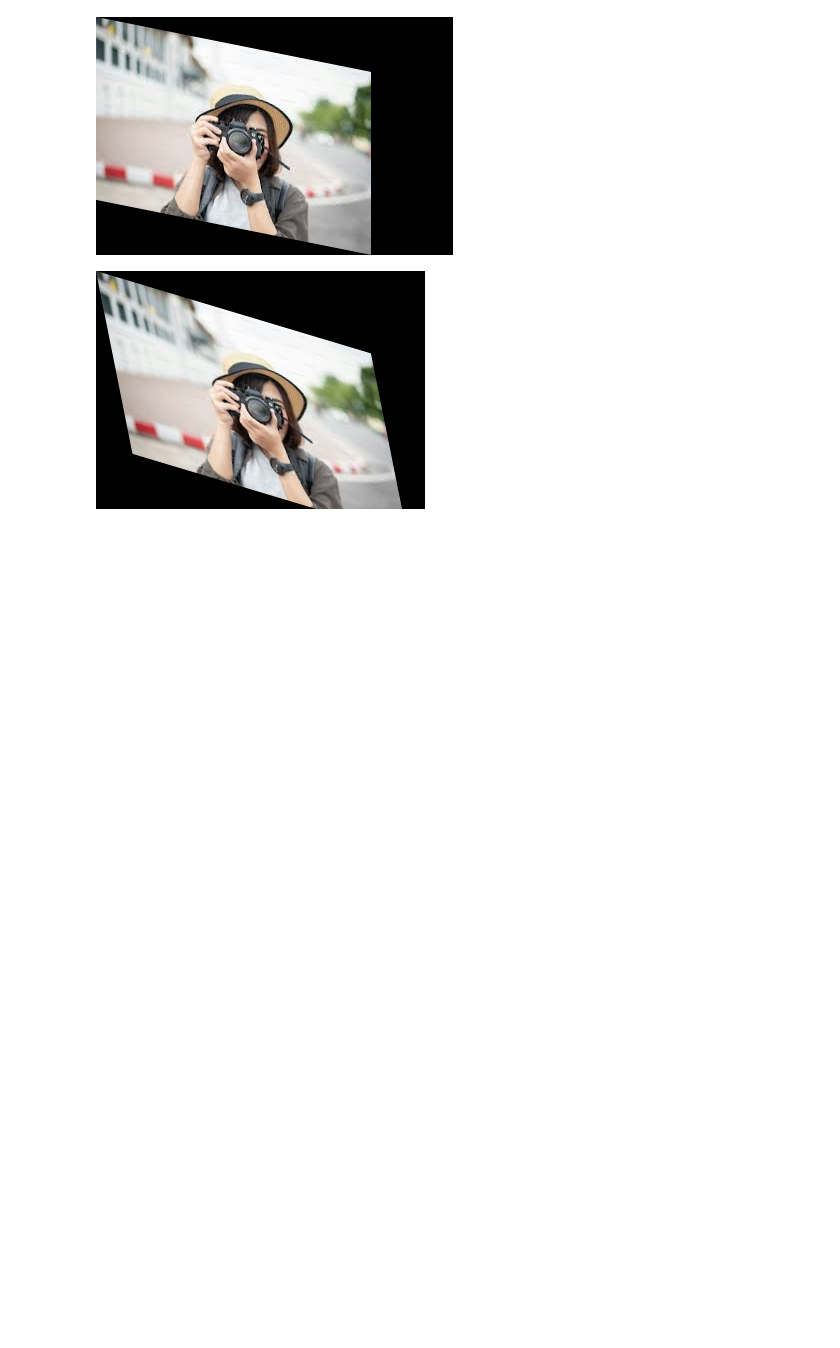
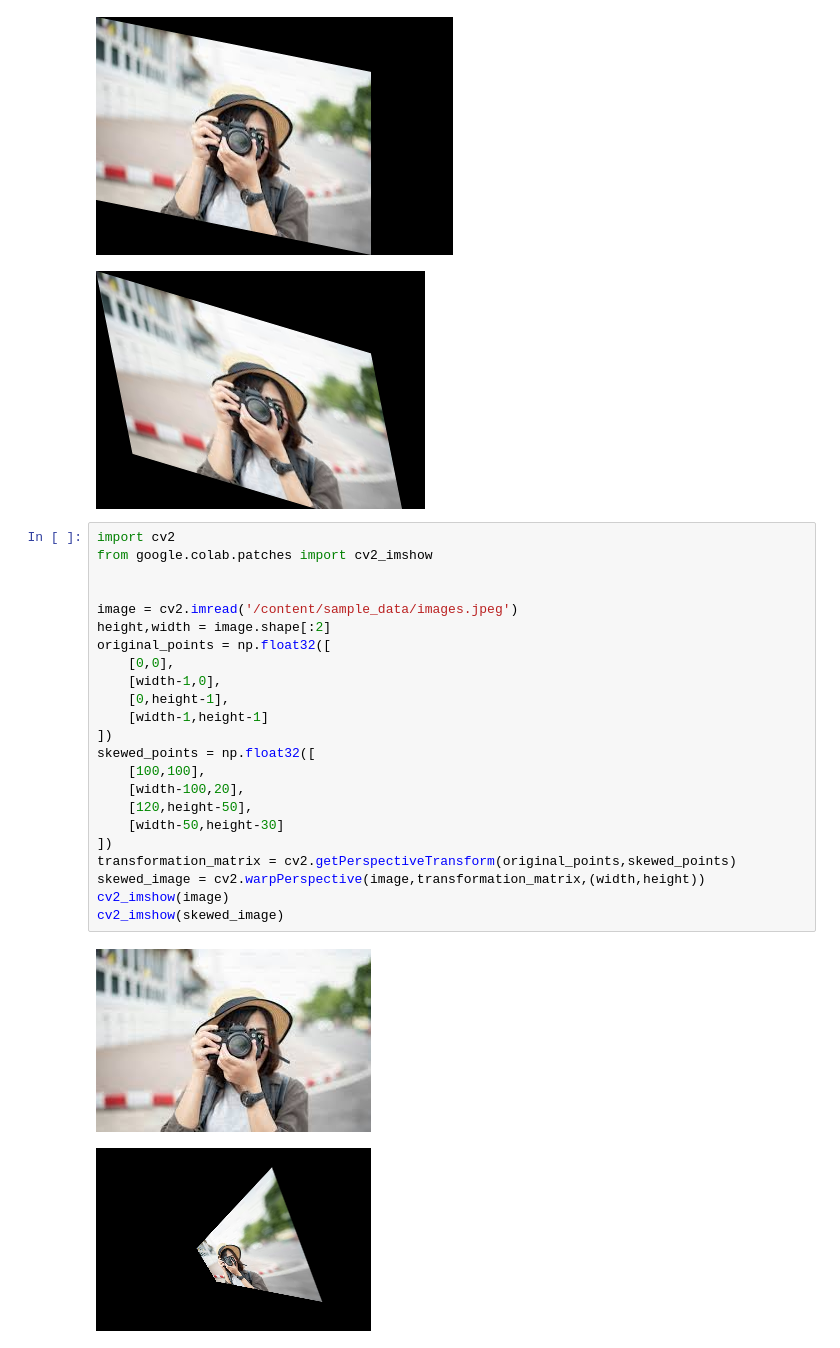
Before and after one commit to hr7657316/computervision, a Jupyter notebook: Computervision.ipynb, the cells around one changed output. Drawn from its saved outputs; the diff is of its cells as text; blank space fills up the shorter version.

Commit message:
skewed

```diff
--- a/Computervision.ipynb
+++ b/Computervision.ipynb
@@ -292,3 +292,29 @@ cv2_imshow(sheared_image_z)
 [figure]
 [figure]
 [figure]
+# %%
+import cv2
+from google.colab.patches import cv2_imshow
+
+
+image = cv2.imread('/content/sample_data/images.jpeg')
+height,width = image.shape[:2]
+original_points = np.float32([
+    [0,0],
+    [width-1,0],
+    [0,height-1],
+    [width-1,height-1]
+])
+skewed_points = np.float32([
+    [100,100],
+    [width-100,20],
+    [120,height-50],
+    [width-50,height-30]
+])
+transformation_matrix = cv2.getPerspectiveTransform(original_points,skewed_points)
+skewed_image = cv2.warpPerspective(image,transformation_matrix,(width,height))
+cv2_imshow(image)
+cv2_imshow(skewed_image)
+# %% [output]
+[figure, added]
+[figure, added]
```
